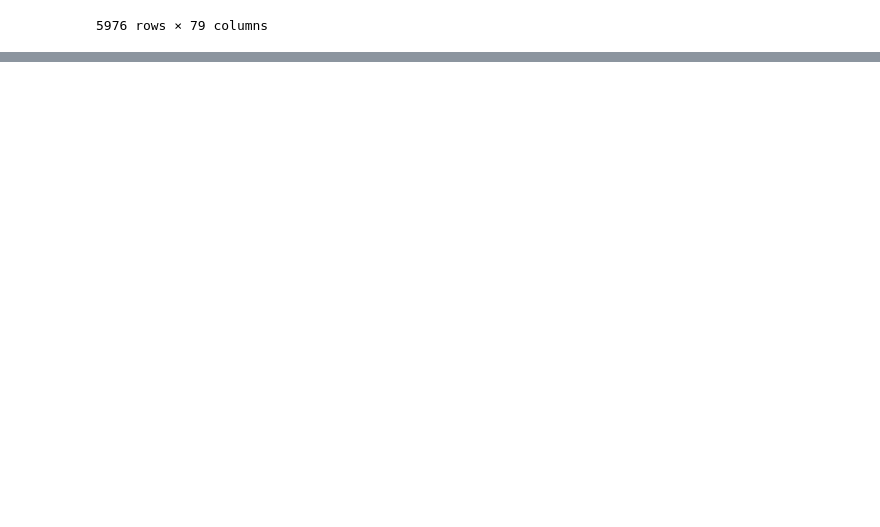
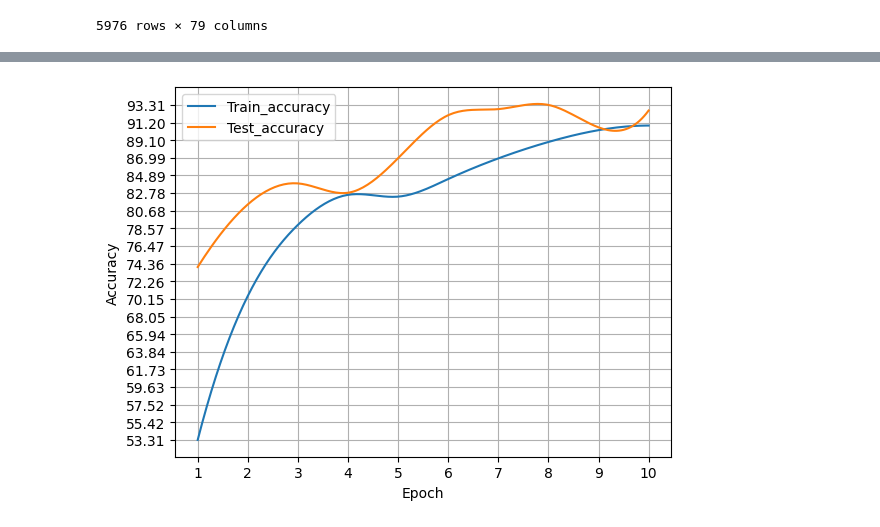
Before and after one commit to ShuvalovDR/Gears, a Jupyter notebook: Gears.ipynb, the cells around one changed output, grey strips where cells are left out. Saved outputs shown, nothing was run; the diff lists cells and outputs as text; code cells hidden in the pictures; blank space fills up the shorter version.

```diff
--- a/Gears.ipynb
+++ b/Gears.ipynb
@@ -630,0 +719,3 @@ plt.show()
+# %%
+train_dataloader = DataLoader(train_dataset, batch_size=64, shuffle=True)
+test_dataloader = DataLoader(test_dataset, batch_size=64, shuffle=True)
@@ -630,0 +835,23 @@ plt.show()
+# %%
+x = np.array([i + 1 for i in range(epochs)])
+y1 = np.array(train_accuracy)
+y2 = np.array(test_accuracy)
+xnew = np.linspace(x.min(), x.max(), 200)
+
+#define spline
+spl1 = make_interp_spline(x, y1, k=3)
+y_smooth1 = spl1(xnew)
+spl2 = make_interp_spline(x, y2, k=3)
+y_smooth2 = spl2(xnew)
+#create smooth line chart
+plt.plot(xnew, y_smooth1, label='Train_accuracy')
+plt.plot(xnew, y_smooth2, label='Test_accuracy')
+plt.xlabel('Epoch')
+plt.ylabel('Accuracy')
+plt.xticks([i + 1 for i in range(epochs)])
+plt.yticks(np.linspace(min(train_accuracy + test_accuracy), max(train_accuracy + test_accuracy), 20))
+plt.grid()
+plt.legend()
+plt.show()
+# %% [output]
+[figure, added]
```
Also changed, not shown: parts of 21 cells of this notebook.
